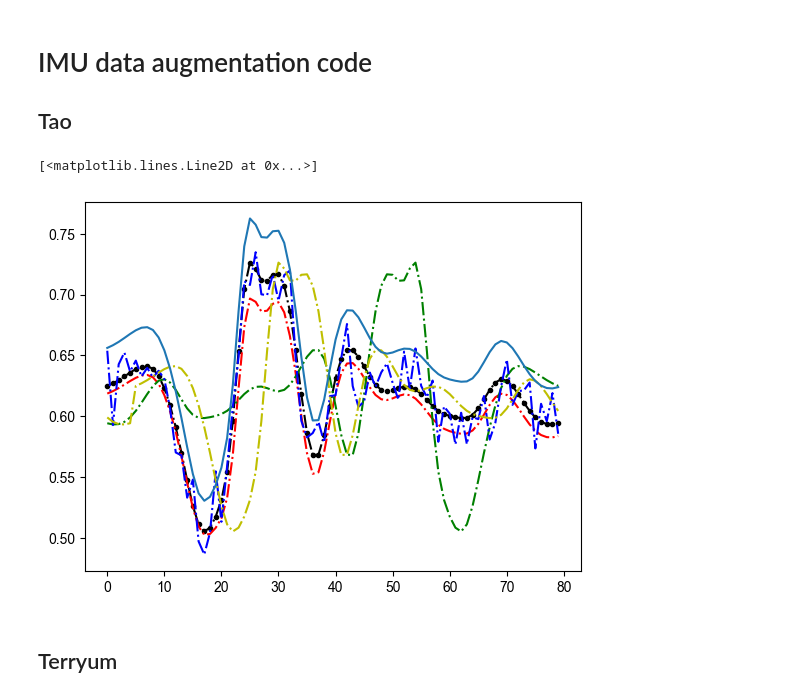
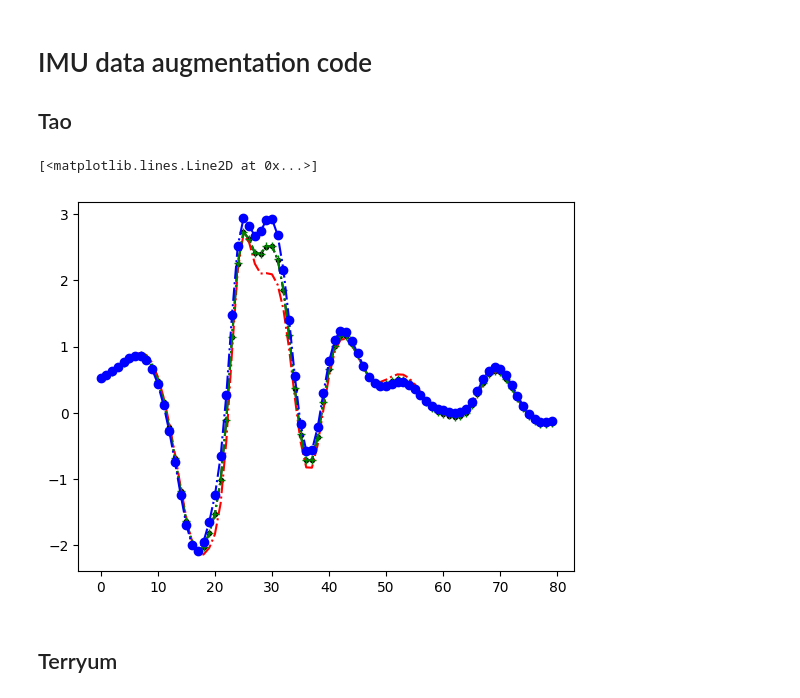
Before and after one commit to sunzhon/transfer_learning_for_droplanding, a Jupyter notebook: jupyter-lab/training_data_analysis.ipynb, the cells around one changed output. Drawn from its saved outputs; the diff is of its cells as text; code cells hidden in the pictures.

Commit message:
add more elaborate aug method

```diff
--- a/jupyter-lab/training_data_analysis.ipynb
+++ b/jupyter-lab/training_data_analysis.ipynb
@@ -153,8 +153,8 @@ all_subjects_trials_dataset,_ = pro_rd.load_subjects_dataset(data_file_name = os
 all_subjects_trials_dataset.keys()
 
 
-norm_subjects_trials_dataset,_ = pro_rd.load_subjects_dataset(data_file_name = os.path.join(DATA_PATH,'original',"a5_rdouble_leg_norm_landing_data.hdf5"))
-norm_subjects_trials_dataset.keys()
+#norm_subjects_trials_dataset,_ = pro_rd.load_subjects_dataset(data_file_name = os.path.join(DATA_PATH,'original',"a5_rdouble_leg_norm_landing_data.hdf5"))
+#norm_subjects_trials_dataset.keys()
 
 def get_a_sensor_data(subjects_trials_data=all_subjects_trials_dataset, subject_id_name='P_08_zhangboyuan', trial_id='01', sensor_pos='CHEST', field='Accel'):
     return subjects_trials_data[subject_id_name][trial_id][[sensor_pos+"_"+field+ff for ff in ['_X','_Y','_Z']]].values
@@ -166,28 +166,42 @@ trial_id='02'
 aug_trial_idx=  ['0','1','2','3','4','5']
 sensor_pos='CHEST'
 field='Accel'
-data = get_a_sensor_data(subjects_trials_data=norm_subjects_trials_dataset, subject_id_name=subject_id_name, trial_id=trial_id, sensor_pos=sensor_pos, field=field)
+data = get_a_sensor_data(subjects_trials_data=all_subjects_trials_dataset, subject_id_name=subject_id_name, trial_id=trial_id, sensor_pos=sensor_pos, field=field)
 # %%
 import numpy as np
 from scipy import signal
 
+
+
+
 # Example usage
 imu_data = data #np.sin(np.random.rand(20, 6))  # Example IMU data array
 flipped_data = aug.flip_data(imu_data)
-rotated_data = aug.rotate_data(imu_data, [0,0, 2])
-noisy_data = aug.add_noise(imu_data, 0.02)
+rotated_data = aug.rotate_data(imu_data, 2)
+da_rotated_data = aug.DA_Rotation(imu_data, 2)
+e_rotated_data = aug.elaborate_rotate_data(imu_data, 2)
+#noisy_data = aug.add_noise(imu_data, 0.02)
+noisy_data = aug.DA_Jitter(imu_data, 0.05)
 shifted_data = aug.shift_data(imu_data, 5)
-scaled_data = aug.scale_magnitude(imu_data, 1.05)
+scaled_data = aug.DA_Scaling(imu_data, 0.2)
+e_scaled_data = aug.elaborate_scale_data(imu_data, 0.15)
+#scaled_data = aug.scale_magnitude(imu_data, 1.05)
+permutation_data = aug.DA_Permutation(imu_data)
+
 
 plt.plot(imu_data[:,0],'k-.',marker='.')
 plt.plot(rotated_data[:,0],'r-.')
-plt.plot(flipped_data[:,0],'g-.')
-plt.plot(noisy_data[:,0],'b-.')
-plt.plot(shifted_data[:,0],'y-.')
-plt.plot(scaled_data[:,0])
+plt.plot(da_rotated_data[:,0],'g-.+')
+plt.plot(e_rotated_data[:,0],'b-.o')
+#plt.plot(flipped_data[:,0],'g-.')
+#plt.plot(noisy_data[:,0],'b-.o')
+#plt.plot(shifted_data[:,0],'y-.')
+#plt.plot(scaled_data[:,0],'m-*')
+#plt.plot(e_scaled_data[:,0],'m-+')
+# plt.plot(permutation_data[:,0],'c-^')
 # %% [output]
 [<matplotlib.lines.Line2D at 0x...>]
-[figure, old version]
+[figure, new version]
 # %% [markdown]
 ## Terryum
 # %%
```
Also changed, not shown: 1 other file.
